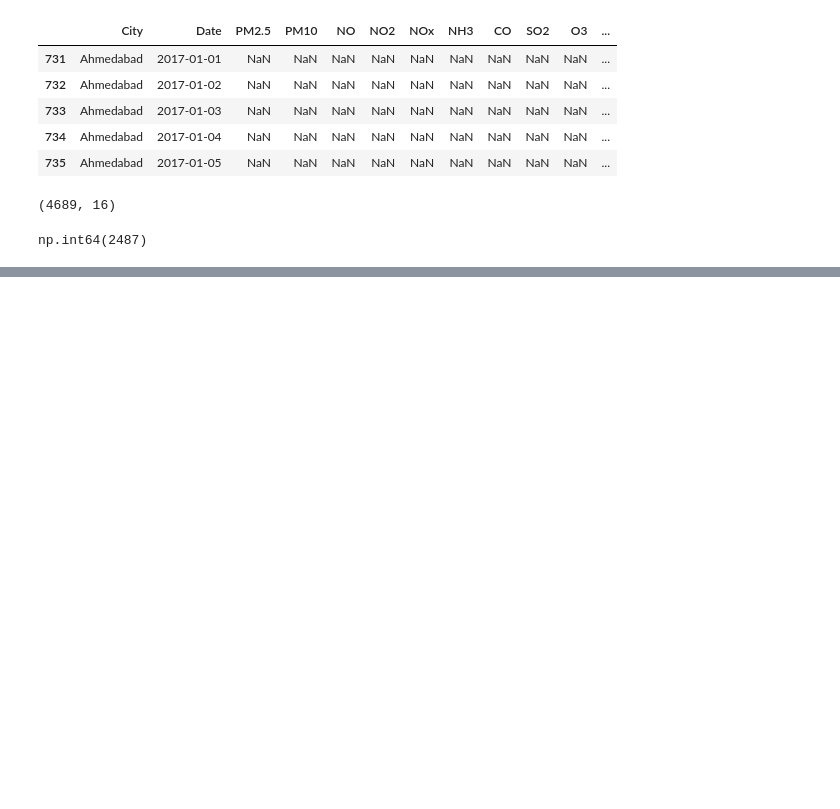
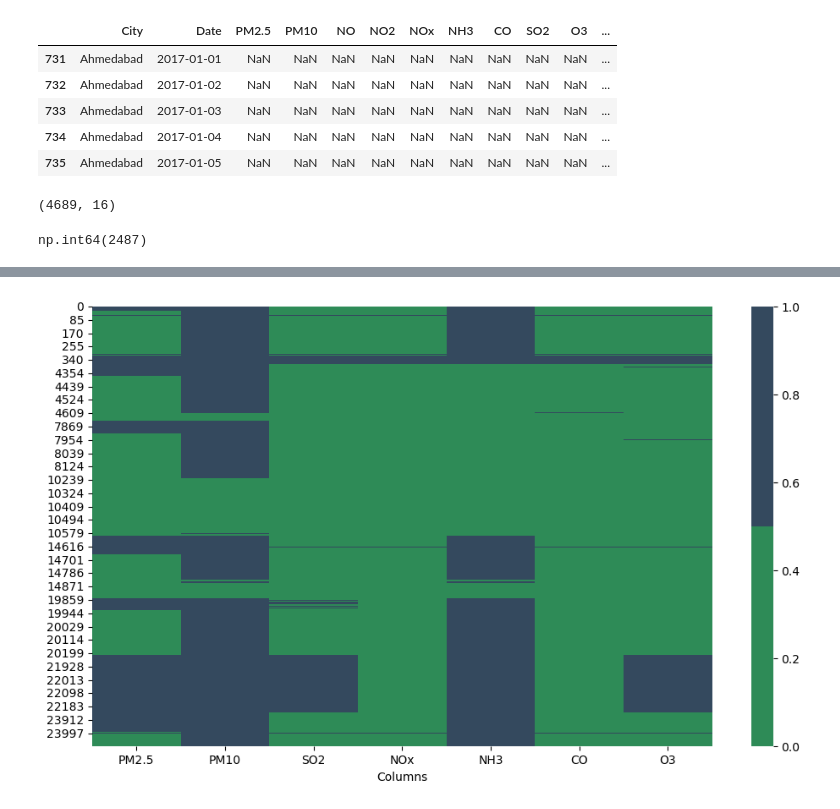
Before and after one commit to aravisv/asthma_aqi, a Jupyter notebook: asthma_aqi.ipynb, the cells around one changed output, grey strips where cells are left out. Cells and saved outputs as stored; diff of their text form; code cells hidden in the pictures; blank space fills up the shorter version.

```diff
--- a/asthma_aqi.ipynb
+++ b/asthma_aqi.ipynb
@@ -191,0 +224,17 @@ There are 14 columns that have missing values.
+# %%
+AQI_2015 = AQI_2015.drop(columns = ['Xylene','NO2','NO','Toluene','Benzene'])
+AQI_2017 = AQI_2017.drop(columns = ['Xylene','NO2','NO','Toluene','Benzene'])
+# %%
+AQI_constituents = ['PM2.5', 'PM10', 'SO2', 'NOx', 'NH3', 'CO', 'O3']
+# %%
+# lets pick the 2015 dataset first and deal with it
+plt.figure(figsize=(10, 6))
+
+colours = ['seagreen', '#34495E']   # green = observed, dark = missing
+sns.heatmap(AQI_2015[AQI_constituents].isnull(), cmap=sns.color_palette(colours))
+
+plt.xlabel('Columns')
+plt.tight_layout()
+plt.show()
+# %% [output]
+[figure, added]
```
Also changed, not shown: parts of 38 cells of this notebook, 1 other file.
